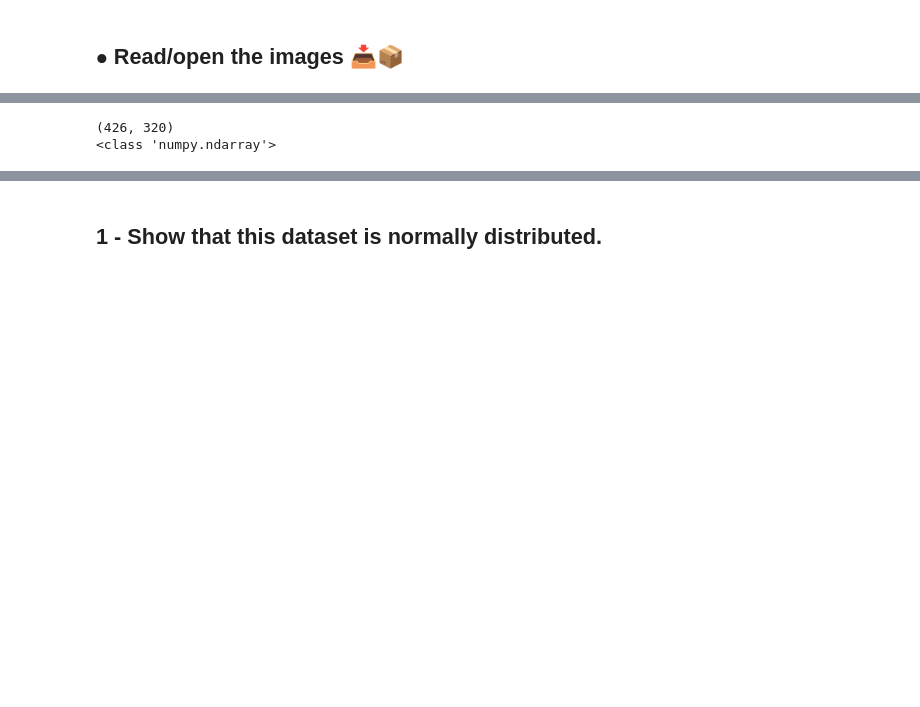
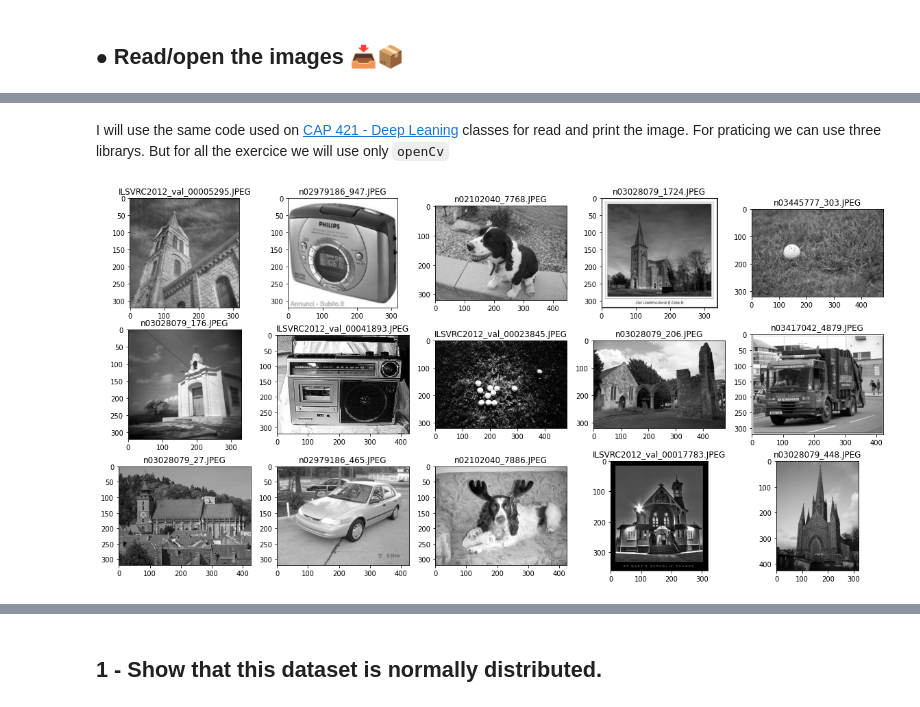
Before and after one commit to barauna-lo/Artificial_Inteligence, a Jupyter notebook: CAP417_Exercise_4.ipynb, the cells around one changed output, grey strips where cells are left out. Cells and saved outputs as stored; diff of their text form; code cells hidden in the pictures; blank space fills up the shorter version.

```diff
--- a/CAP417_Exercise_4.ipynb
+++ b/CAP417_Exercise_4.ipynb
@@ -73,11 +58,30 @@ imgsmall.zip?raw=tr 100%[===================>]  14.49M  --.-KB/s    in 0.1s
-# %%
-#Import cv2 libary
-import cv2
-
-opencv_matrix = cv2.imread('/content/image/ILSVRC2012_val_00000557.JPEG', cv2.IMREAD_GRAYSCALE)
-
-print(opencv_matrix.shape)
-print(type(opencv_matrix))
-# %% [output]
-(426, 320)
-<class 'numpy.ndarray'>
+# %%
+#Reading and allocating all figures names
+from os import walk
+f = []
+for (dirpath, dirnames, filenames) in walk('/content/image'):
+    f.extend(filenames)
+    break
+#https://stackoverflow.com/questions/3207219/how-do-i-list-all-files-of-a-directory
+# %% [markdown]
+I will use the same code used on [CAP 421 - Deep Leaning](https://github.com/barauna-lo/Deep-Learning/blob/main/AT1_CAP_421_Image_processing_basics_barauna_lo.ipynb) classes for read and print the image. For praticing we can use three librarys. But for all the exercice we will use only `openCv`
+# %%
+#Import cv2 libary
+import cv2
+#Reading all imagens on the 'image' folder
+img = []
+for i in range(len(f)):
+  filename = '/content/image/'+f[i]
+  img.append(cv2.imread(filename, cv2.IMREAD_GRAYSCALE))
+# %%
+#Lets take a look on the imagens
+import matplotlib.pyplot as plt
+plt.figure(figsize=(20,10))
+#i=0
+for i in range(0,15):
+  plt.subplot(3,5,i+1)
+  plt.imshow(img[i], cmap = 'gray')
+  plt.title(f[i])
+plt.show()
+# %% [output]
+[figure, added]
```
Also changed, not shown: parts of 7 cells of this notebook.
